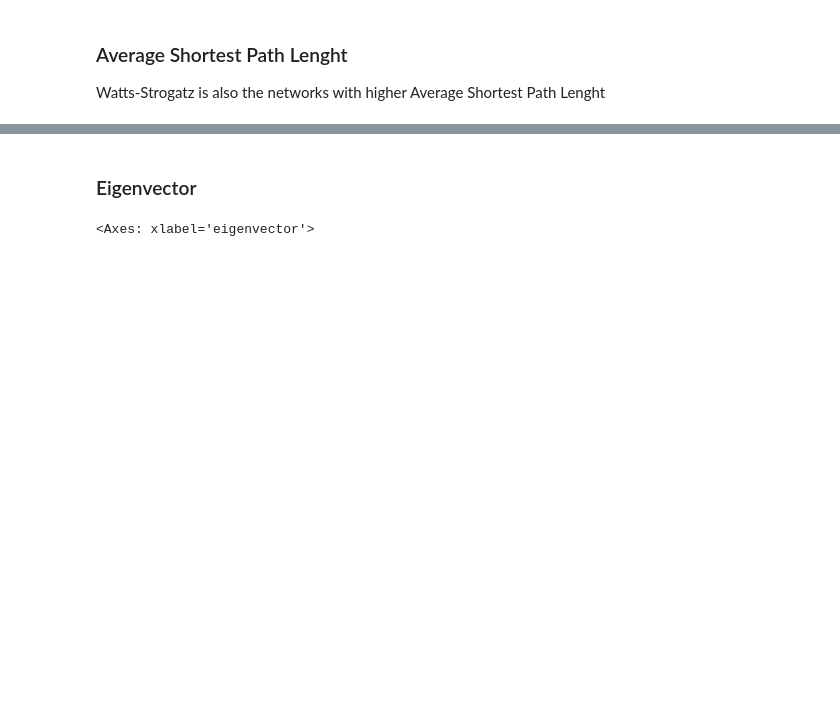
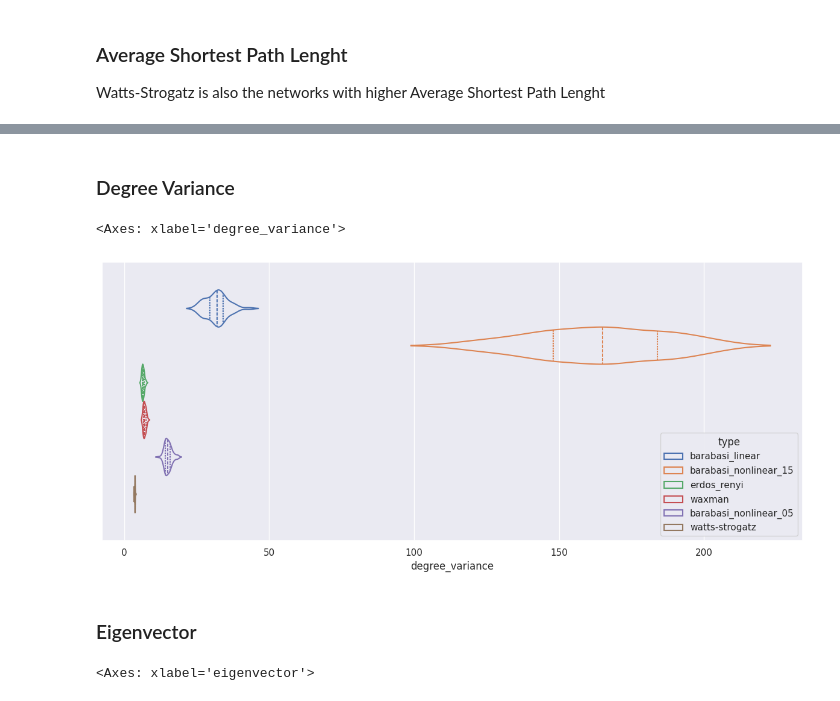
Before and after one commit to vitorfrois/SznajdNetworks, a Jupyter notebook: src/EDA.ipynb, the cells around one changed output, grey strips where cells are left out. Drawn from its saved outputs; the diff is of its cells as text; code cells hidden in the pictures; blank space fills up the shorter version.

```diff
--- a/src/EDA.ipynb
+++ b/src/EDA.ipynb
@@ -178,3 +191,16 @@ sns.violinplot(
+# %% [markdown]
+### Degree Variance
+# %%
+sns.violinplot(
+    data=measures_df,
+    x="degree_variance",
+    hue="type",
+    inner='quart',
+    fill=False,
+)
+# %% [output]
+<Axes: xlabel='degree_variance'>
+[figure, added]
 # %% [markdown]
 ### Eigenvector
 # %%
```
Also changed, not shown: parts of 15 cells of this notebook, 1 other file.
